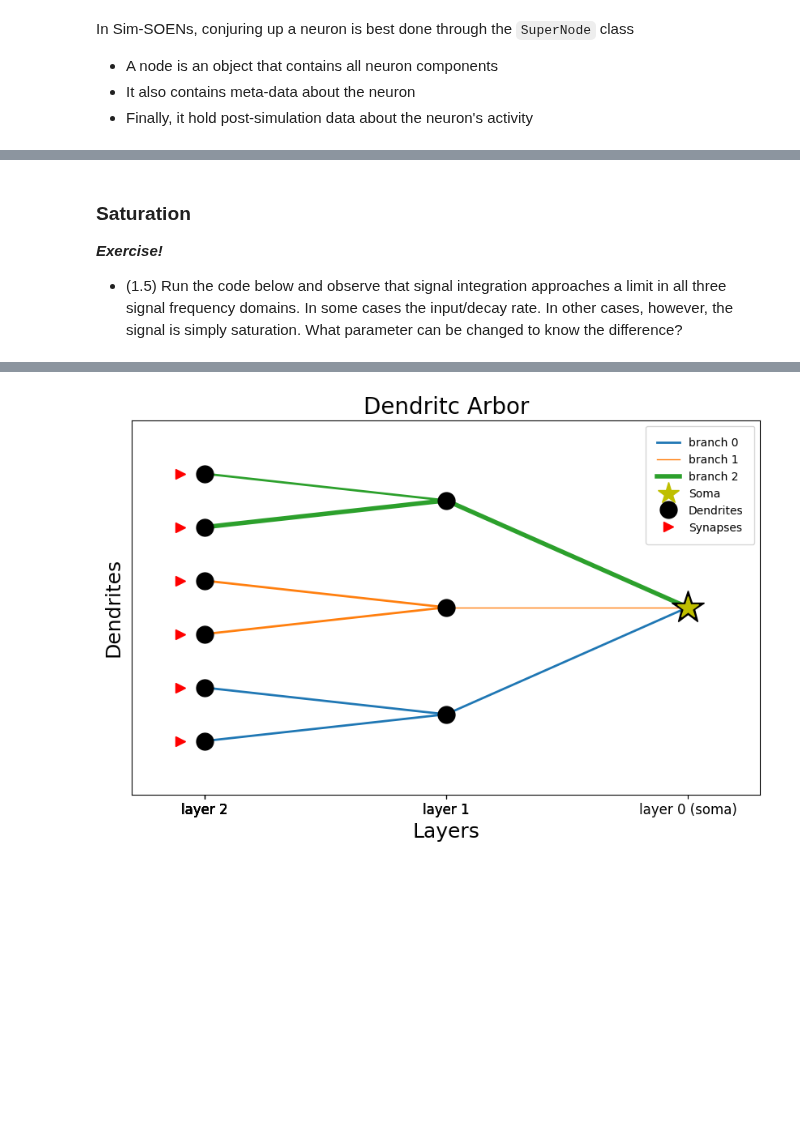
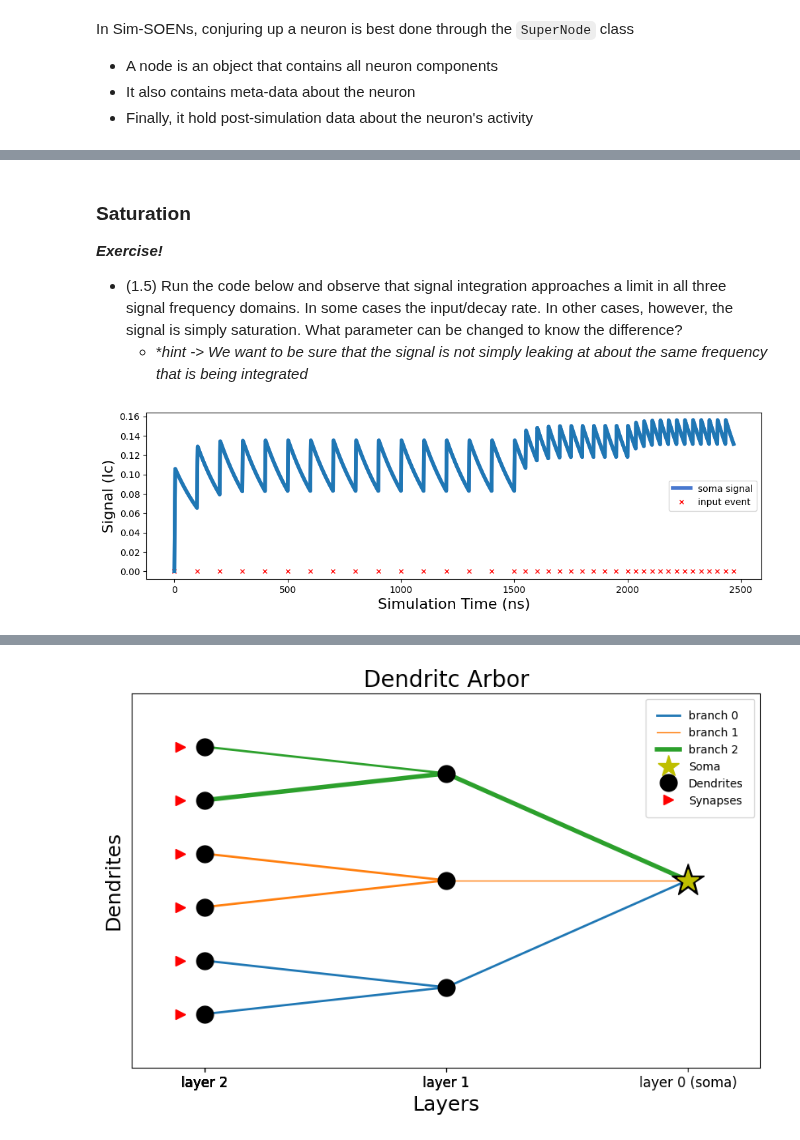
Before and after one commit to ryangitsit/sim_soens, a Jupyter notebook: tutorial_NICE.ipynb, the cells around one changed output, grey strips where cells are left out. Cells and saved outputs as stored; diff of their text form; code cells hidden in the pictures; blank space fills up the shorter version.

```diff
--- a/tutorial_NICE.ipynb
+++ b/tutorial_NICE.ipynb
@@ -141,3 +174,39 @@ It can be seen that for different values of $i_b$, greater $r_{fq}$ values can b
 ### Saturation
 ***Exercise!***
  - (1.5) Run the code below and observe that signal integration approaches a limit in all three signal frequency domains.  In some cases the input/decay rate.  In other cases, however, the signal is simply saturation.  What parameter can be changed to know the difference?
+   - **hint -> We want to be sure that the signal is not simply leaking at about the same frequency that is being integrated*
+# %%
+spike_times_1 = np.arange(0,1500,100)   # lowest frequency
+spike_times_2 = np.arange(1500,2000,50) # higher frequency
+spike_times_3 = np.arange(2000,2500,36) # very high frequency
+
+# combine them into one list of spike times
+times = np.concatenate([spike_times_1,spike_times_2,spike_times_3])
+
+# all spikes occur at the same (first = zeroth) input channel
+indices = np.zeros(len(times)).astype(int)
+
+# this canonical array form of all spike data
+def_spikes = [indices,times]
+
+# create SuperInput object according to defined spikes
+input = SuperInput(channels=1, type='defined', defined_spikes=def_spikes, duration=np.max(times))
+
+# typical node construction
+node = SuperNode(
+    s_th    = 100,          # spiking threshold    (you choose)
+    ib_n    = 1.4,          # bias current         (must be between 1.4 and 2.05)
+    tau_ni  = 200,          # time constant        (and positive value)
+    beta_ni = 2*np.pi*1e3,  # inductance parameter (just change the exponent)
+    )
+
+# all (there's only one) synapses get the same input
+node.uniform_input(input)
+
+# create and simulate (single neuron) network
+net = network(sim=True,dt=.1,tf=np.max(times),nodes=[node])
+
+# plot activity
+node.plot_neuron_activity(net,spikes=True,input=input)
+# %% [output]
+[figure, added]
```
Also changed, not shown: parts of 21 cells of this notebook, 1 other file.
